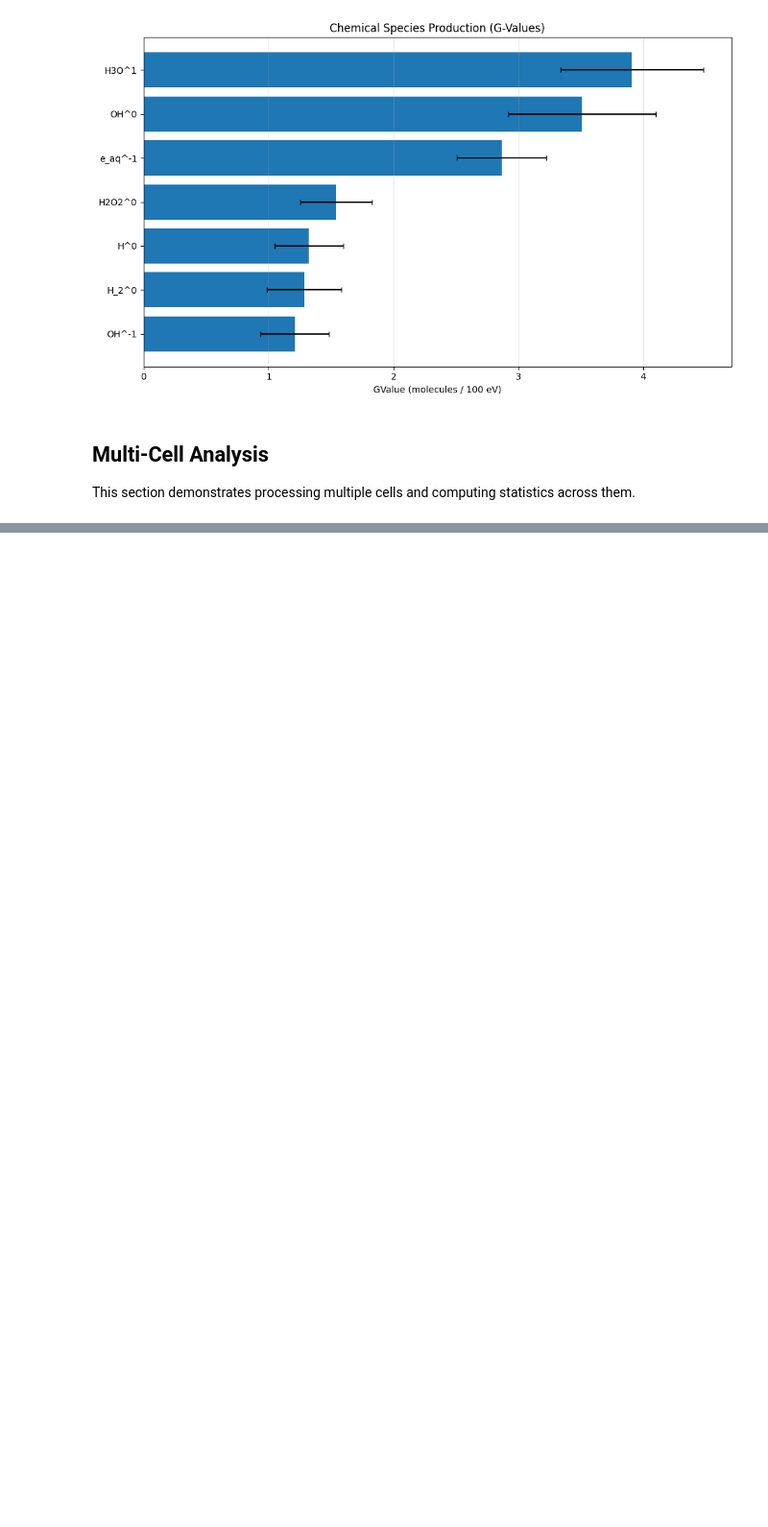
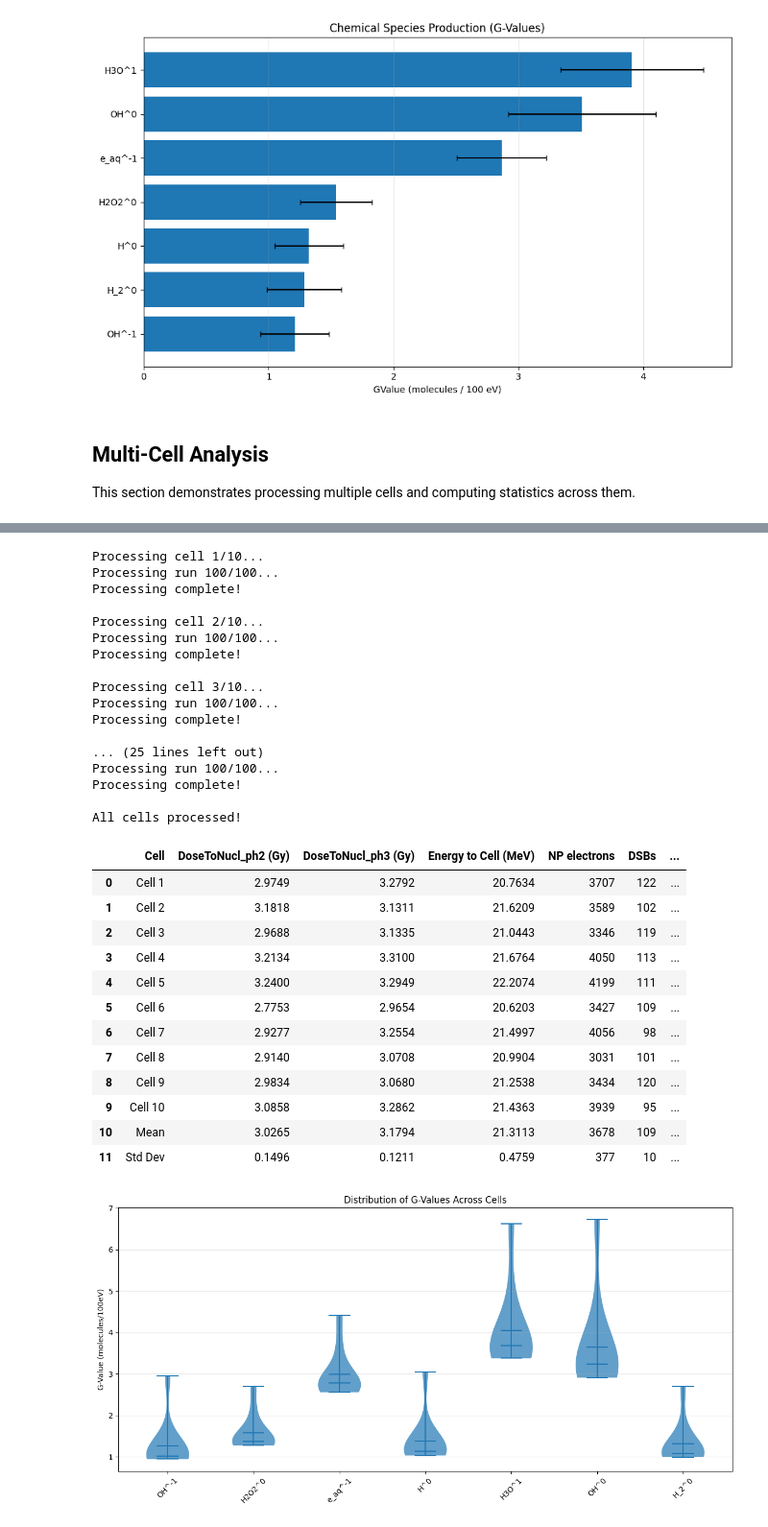
Before and after one commit to HectorMiras/MyTOPASPythonScripts, a Jupyter notebook: cells_nps_eval.ipynb, the cells around one changed output, grey strips where cells are left out. Shown at 96% size. Saved outputs shown, nothing was run; the diff lists cells and outputs as text; code cells hidden in the pictures; blank space fills up the shorter version.

Commit message:
Corrections in multicell processing and implementation of enhancements computation

```diff
--- a/cells_nps_eval.ipynb
+++ b/cells_nps_eval.ipynb
@@ -446,0 +457,44 @@ plot_dna_damage_violin(all_cell_results)
+# %%
+# Process conditions with nanoparticles
+base_dir = '../TOPAS_CellsNPs/work/only_results_CellColony-med1-cell1'  # Base directory containing cell directories
+
+# Process all cells and their runs
+all_cell_results_med1_cell1 = multicell_processing(n_cells, n_runs, base_dir)
+
+# Compute statistics across cells
+multicell_stats_med1_cell1 = process_multicell_results(all_cell_results_med1_cell1)
+
+# Display results for condition with nanoparticles
+display_multicell_results(all_cell_results_med1_cell1, multicell_stats_med1_cell1)
+# %% [output]
+Processing cell 1/10...
+Processing run 100/100...
+Processing complete!
+
+Processing cell 2/10...
+Processing run 100/100...
+Processing complete!
+
+Processing cell 3/10...
+Processing run 100/100...
+Processing complete!
+
+... (25 lines left out)
+Processing run 100/100...
+Processing complete!
+
+All cells processed!
+|  | Cell | DoseToNucl_ph2 (Gy) | DoseToNucl_ph3 (Gy) | Energy to Cell (MeV) | NP electrons | DSBs | ... |
+| 0 | Cell 1 | 2.9749 | 3.2792 | 20.7634 | 3707 | 122 | ... |
+| 1 | Cell 2 | 3.1818 | 3.1311 | 21.6209 | 3589 | 102 | ... |
+| 2 | Cell 3 | 2.9688 | 3.1335 | 21.0443 | 3346 | 119 | ... |
+| 3 | Cell 4 | 3.2134 | 3.3100 | 21.6764 | 4050 | 113 | ... |
+| 4 | Cell 5 | 3.2400 | 3.2949 | 22.2074 | 4199 | 111 | ... |
+| 5 | Cell 6 | 2.7753 | 2.9654 | 20.6203 | 3427 | 109 | ... |
+| 6 | Cell 7 | 2.9277 | 3.2554 | 21.4997 | 4056 | 98 | ... |
+| 7 | Cell 8 | 2.9140 | 3.0708 | 20.9904 | 3031 | 101 | ... |
+| 8 | Cell 9 | 2.9834 | 3.0680 | 21.2538 | 3434 | 120 | ... |
+| 9 | Cell 10 | 3.0858 | 3.2862 | 21.4363 | 3939 | 95 | ... |
+| 10 | Mean | 3.0265 | 3.1794 | 21.3113 | 3678 | 109 | ... |
+| 11 | Std Dev | 0.1496 | 0.1211 | 0.4759 | 377 | 10 | ... |
+[figure, added]
```
Also changed, not shown: parts of 6 cells of this notebook, 4 other files.
